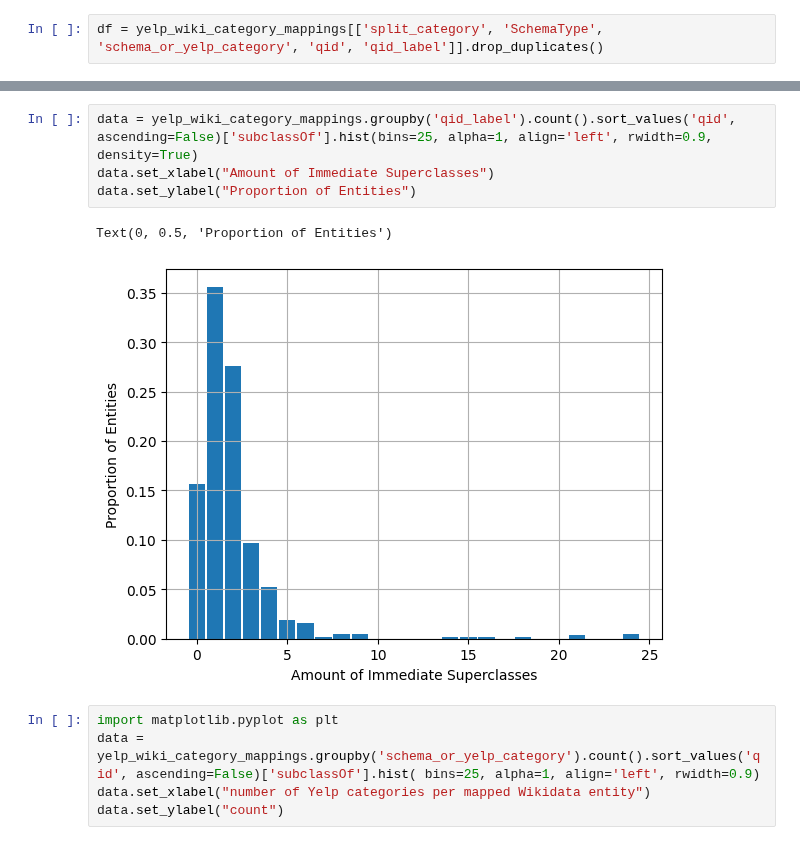
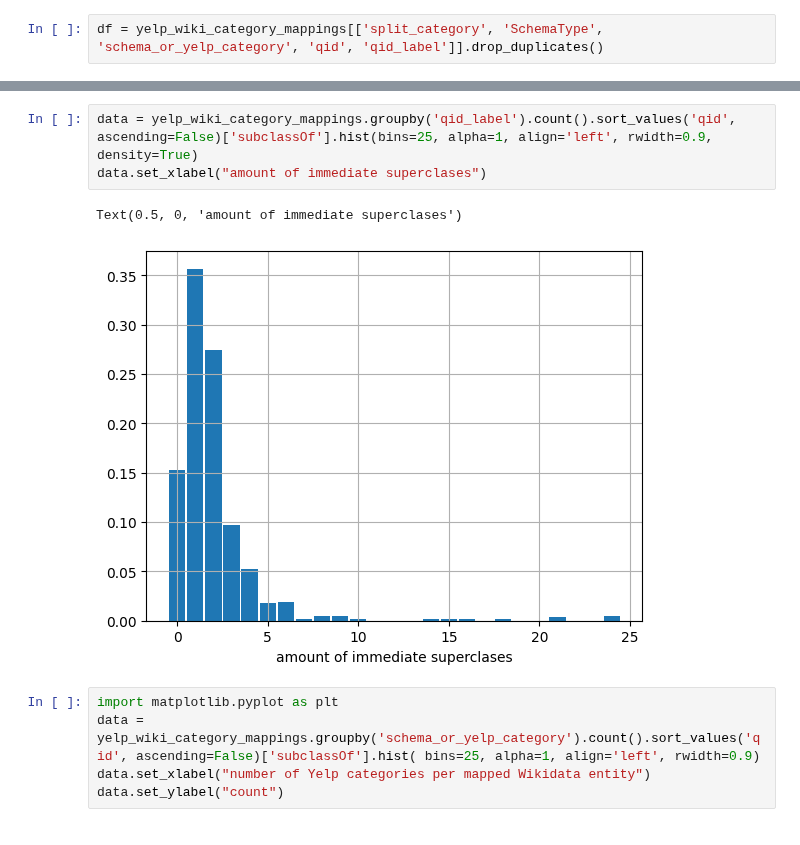
Before and after one commit to christiannielsen98/DVML-P7, a Jupyter notebook: Code/KnowledgeGraphEnrichment/yelp_wiki_category_mappings.ipynb, the cells around one changed output, grey strips where cells are left out. Saved outputs shown, nothing was run; the diff lists cells and outputs as text.

```diff
--- a/Code/KnowledgeGraphEnrichment/yelp_wiki_category_mappings.ipynb
+++ b/Code/KnowledgeGraphEnrichment/yelp_wiki_category_mappings.ipynb
@@ -116,10 +105,9 @@ yelp_wiki_category_mappings.groupby('qid_label').count().sort_values('qid', asce
 # %%
 data = yelp_wiki_category_mappings.groupby('qid_label').count().sort_values('qid', ascending=False)['subclassOf'].hist(bins=25, alpha=1, align='left', rwidth=0.9, density=True)
-data.set_xlabel("Amount of Immediate Superclasses")
-data.set_ylabel("Proportion of Entities")
+data.set_xlabel("amount of immediate superclases")
 # %% [output]
-Text(0, 0.5, 'Proportion of Entities')
+Text(0.5, 0, 'amount of immediate superclases')
-[figure, old version]
+[figure, new version]
 # %%
 import matplotlib.pyplot as plt
 data = yelp_wiki_category_mappings.groupby('schema_or_yelp_category').count().sort_values('qid', ascending=False)['subclassOf'].hist( bins=25, alpha=1, align='left', rwidth=0.9)
```
Also changed, not shown: parts of 11 cells of this notebook, 1 other file.
